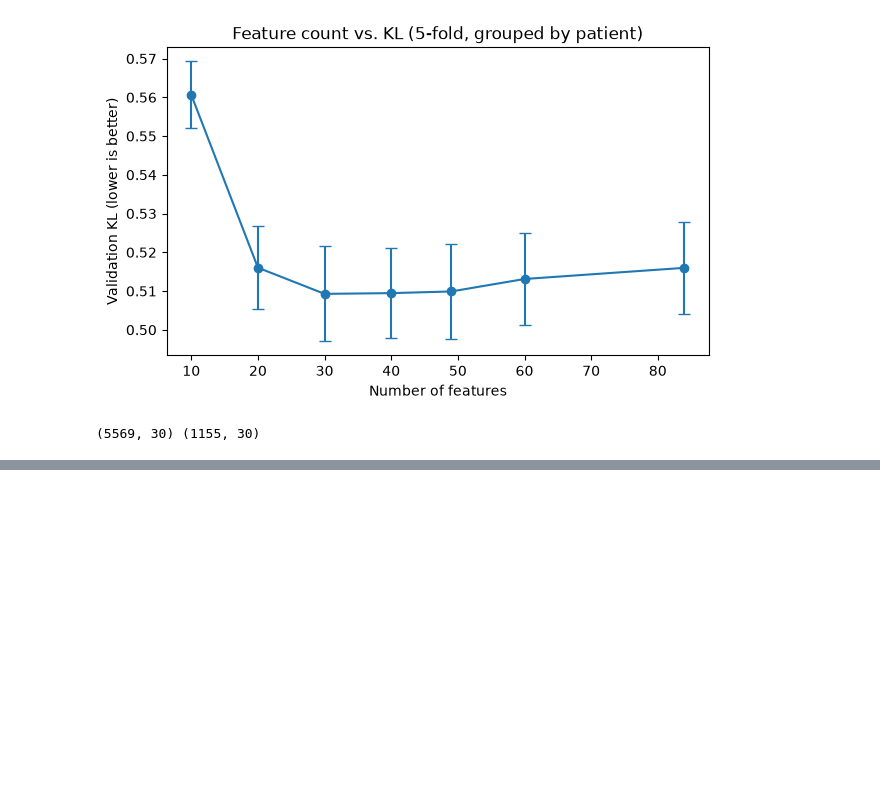
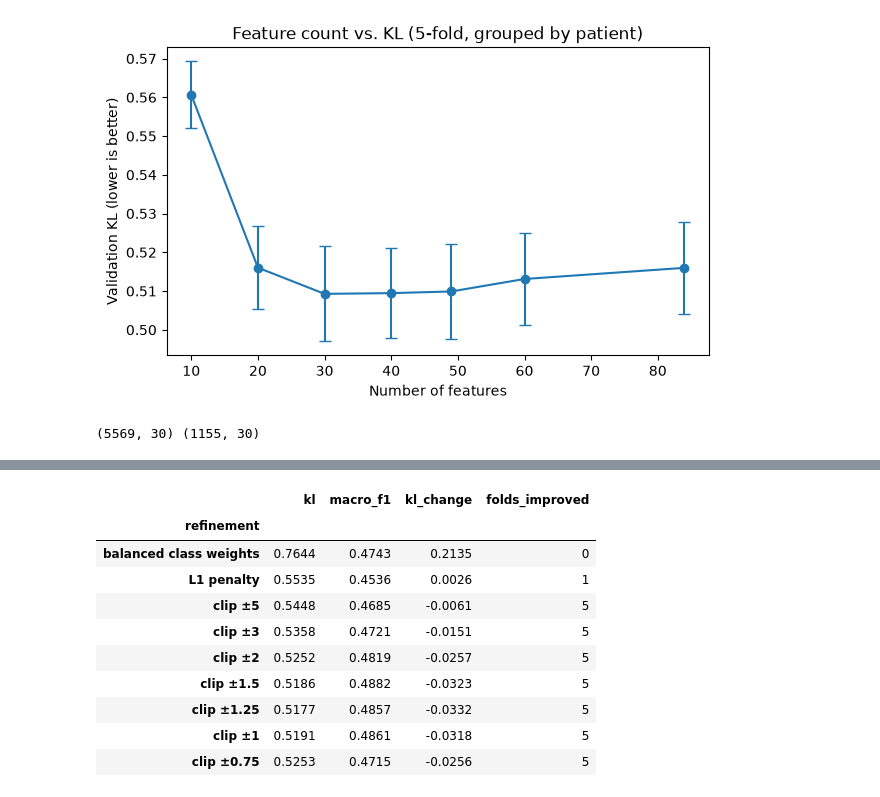
Before and after one commit to daviijulian/ML-Project-2, a Jupyter notebook: notebooks/DavidJulian.ipynb, the cells around one changed output, grey strips where cells are left out. Saved outputs shown, nothing was run; the diff lists cells and outputs as text; code cells hidden in the pictures; blank space fills up the shorter version.

```diff
--- a/notebooks/DavidJulian.ipynb
+++ b/notebooks/DavidJulian.ipynb
@@ -399,0 +613,38 @@ print(X_train_final.shape, X_test_final.shape)
+# %%
+def make_clipped_lr(threshold, **params):
+    """Logistic regression on features capped at ±threshold standard deviations."""
+    fit_predict = make_lr_fit_predict(**params)
+    return lambda X_fit, y_fit, X_val: fit_predict(X_fit.clip(-threshold, threshold), y_fit,
+                                                   X_val.clip(-threshold, threshold))
+
+refinements = {
+    "balanced class weights": make_lr_fit_predict(C=best_C, class_weight="balanced"),
+    "L1 penalty": make_lr_fit_predict(C=best_C, solver="saga", l1_ratio=1.0),
+}
+for threshold in [5, 3, 2, 1.5, 1.25, 1, 0.75]:
+    refinements[f"clip ±{threshold}"] = make_clipped_lr(threshold, C=best_C)
+
+baseline = cv_results[f"LR tuned (C={best_C})"]
+refinement_rows = []
+for name, fit_predict in refinements.items():
+    scores = cross_validate(fit_predict, X_train_final, y_train, folds)
+    refinement_rows.append({
+        "refinement": name,
+        "kl": scores["kl"].mean(),
+        "macro_f1": scores["macro_f1"].mean(),
+        "kl_change": (scores["kl"] - baseline["kl"]).mean(),            # negative = better
+        "folds_improved": int((scores["kl"] < baseline["kl"]).sum()),   # out of 5
+    })
+pd.DataFrame(refinement_rows).set_index("refinement").round(4)
+# %% [output]
+|  | kl | macro_f1 | kl_change | folds_improved |
+| refinement |  |  |  |  |
+| balanced class weights | 0.7644 | 0.4743 | 0.2135 | 0 |
+| L1 penalty | 0.5535 | 0.4536 | 0.0026 | 1 |
+| clip ±5 | 0.5448 | 0.4685 | -0.0061 | 5 |
+| clip ±3 | 0.5358 | 0.4721 | -0.0151 | 5 |
+| clip ±2 | 0.5252 | 0.4819 | -0.0257 | 5 |
+| clip ±1.5 | 0.5186 | 0.4882 | -0.0323 | 5 |
+| clip ±1.25 | 0.5177 | 0.4857 | -0.0332 | 5 |
+| clip ±1 | 0.5191 | 0.4861 | -0.0318 | 5 |
+| clip ±0.75 | 0.5253 | 0.4715 | -0.0256 | 5 |
```
Also changed, not shown: parts of 20 cells of this notebook.
